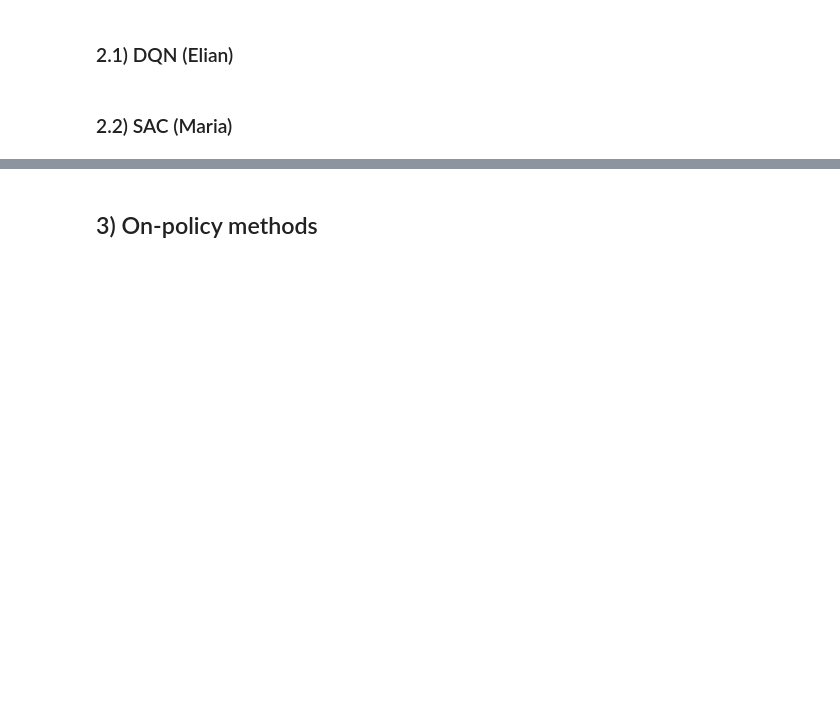
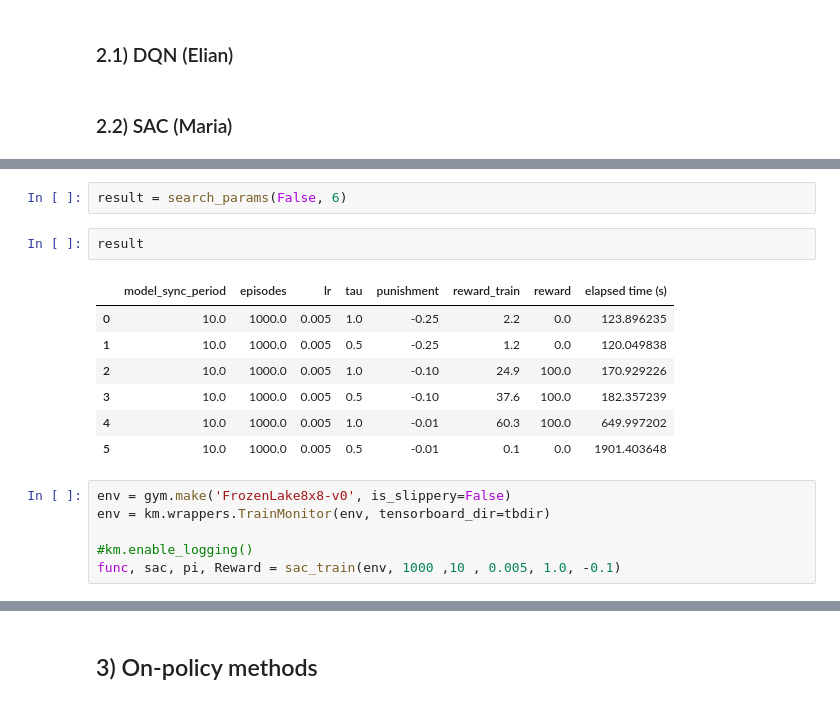
Before and after one commit to thurbridi/mo436-project-1, a Jupyter notebook: notebooks/project_2.ipynb, the cells around one changed output, grey strips where cells are left out. Drawn from its saved outputs; the diff is of its cells as text; blank space fills up the shorter version.

```diff
--- a/notebooks/project_2.ipynb
+++ b/notebooks/project_2.ipynb
@@ -36,0 +135,18 @@ sys.path.insert(0, '../src')
+# %%
+result = search_params(False, 6)
+# %%
+result
+# %% [output]
+|  | model_sync_period | episodes | lr | tau | punishment | reward_train | reward | elapsed time (s) |
+| 0 | 10.0 | 1000.0 | 0.005 | 1.0 | -0.25 | 2.2 | 0.0 | 123.896235 |
+| 1 | 10.0 | 1000.0 | 0.005 | 0.5 | -0.25 | 1.2 | 0.0 | 120.049838 |
+| 2 | 10.0 | 1000.0 | 0.005 | 1.0 | -0.10 | 24.9 | 100.0 | 170.929226 |
+| 3 | 10.0 | 1000.0 | 0.005 | 0.5 | -0.10 | 37.6 | 100.0 | 182.357239 |
+| 4 | 10.0 | 1000.0 | 0.005 | 1.0 | -0.01 | 60.3 | 100.0 | 649.997202 |
+| 5 | 10.0 | 1000.0 | 0.005 | 0.5 | -0.01 | 0.1 | 0.0 | 1901.403648 |
+# %%
+env = gym.make('FrozenLake8x8-v0', is_slippery=False)
+env = km.wrappers.TrainMonitor(env, tensorboard_dir=tbdir)
+
+#km.enable_logging()
+func, sac, pi, Reward = sac_train(env, 1000 ,10 , 0.005, 1.0, -0.1)
```
Also changed, not shown: parts of 18 cells of this notebook, 3 other files.
